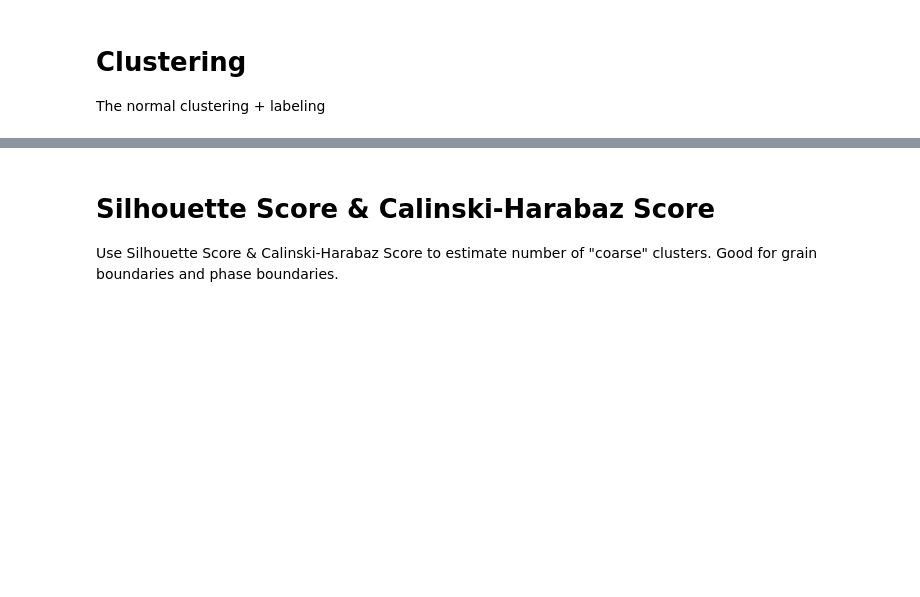
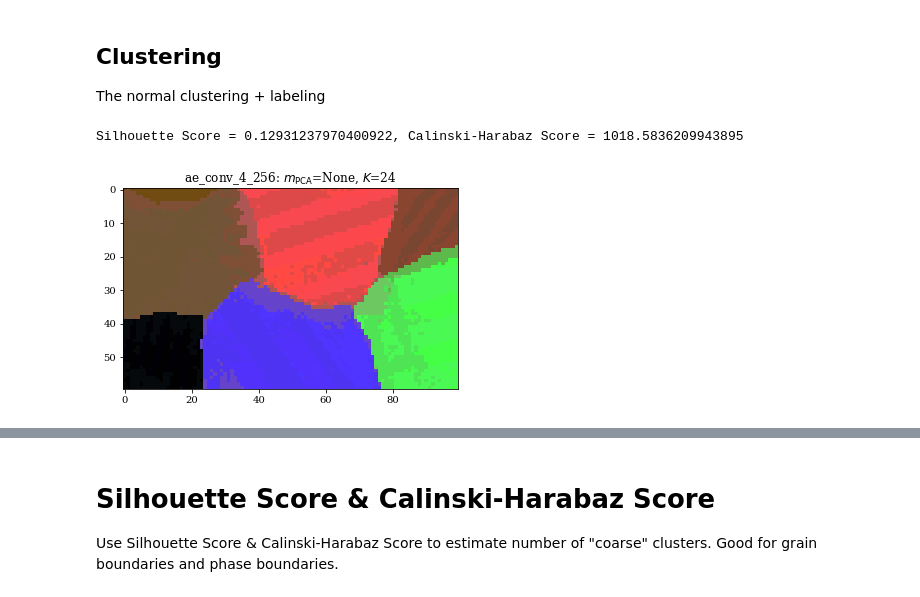
Before and after one commit to xmechanics/canon, a Jupyter notebook: scripts/segment.ipynb, the cells around one changed output, grey strips where cells are left out. Cells and saved outputs as stored; diff of their text form; code cells hidden in the pictures; blank space fills up the shorter version.

```diff
--- a/scripts/segment.ipynb
+++ b/scripts/segment.ipynb
@@ -52,19 +98,34 @@ ax.imshow(Z[::-1, :, :], aspect=aspect_ratio)
 # %% [markdown]
-# Clustering
+## Clustering
 The normal clustering + labeling
 # %%
+dataset = -1
+ae_model = ae_models[dataset]
+samples = features[dataset]
+
+mPCA = None
+K = 24
+
 model = KMeansModel()
-pca = PCA(n_components=8)
-model.train(features, n_clusters=11, preprocessors=[])
+if mPCA is not None and mPCA < samples.shape[1]:
+    pca = PCA(n_components=mPCA)
+    preprocessors = [pca]
+else:
+    preprocessors=[]
+model.train(samples, n_clusters=K, preprocessors=preprocessors)
 
-silhouette = model.compute_silhouette_score(features)
-calinski = model.compute_calinski_harabaz_score(features)
+silhouette = model.compute_silhouette_score(samples)
+calinski = model.compute_calinski_harabaz_score(samples)
 print("Silhouette Score = {}, Calinski-Harabaz Score = {}".format(silhouette, calinski))
 
-scores = np.array(model.score(features))
+scores = np.array(model.score(samples))
 
 fig, ax = plt.subplots(ncols=1, nrows=1)
 
 Z = model.color_by_pca(scores.reshape(img_shape), scaling='centroids')
 ax.imshow(Z[::-1, :, :], aspect=aspect_ratio)
+ax.set_title(r'%s: $m_{\rm PCA}$=%s, $K$=%s' % (ae_model, mPCA, K));
 # fig.savefig("img/Z.pdf", bbox_inches='tight', figsize=(5, 4), dpi=300)
+# %% [output]
+Silhouette Score = 0.12931237970400922, Calinski-Harabaz Score = 1018.5836209943895
+[figure, added]
```
Also changed, not shown: parts of 9 cells of this notebook, 6 other files.
